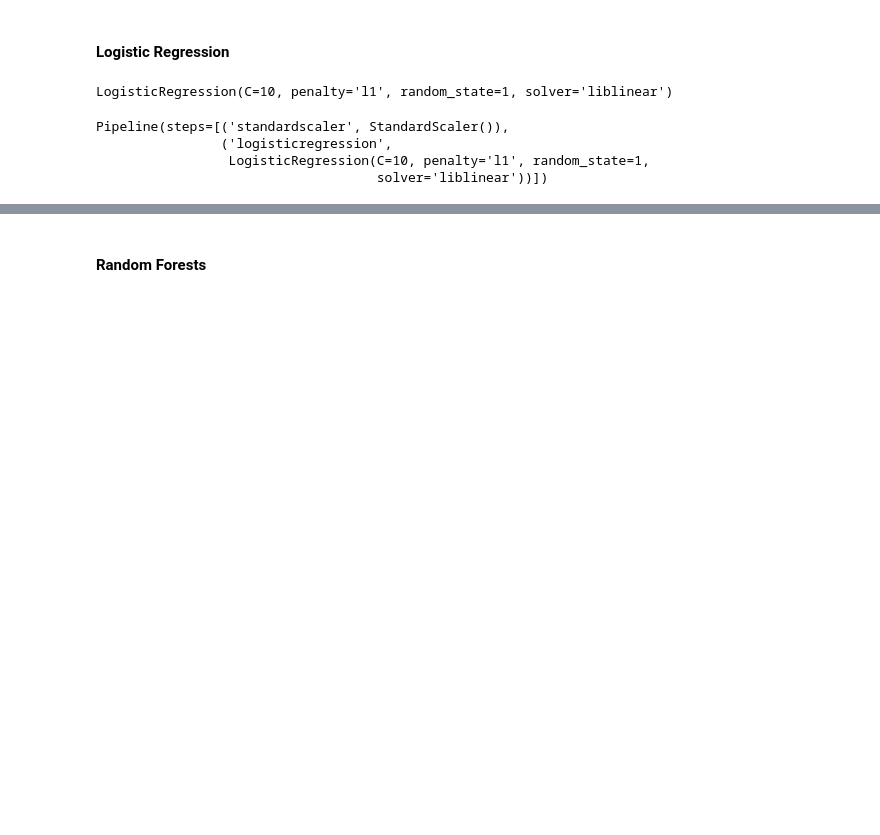
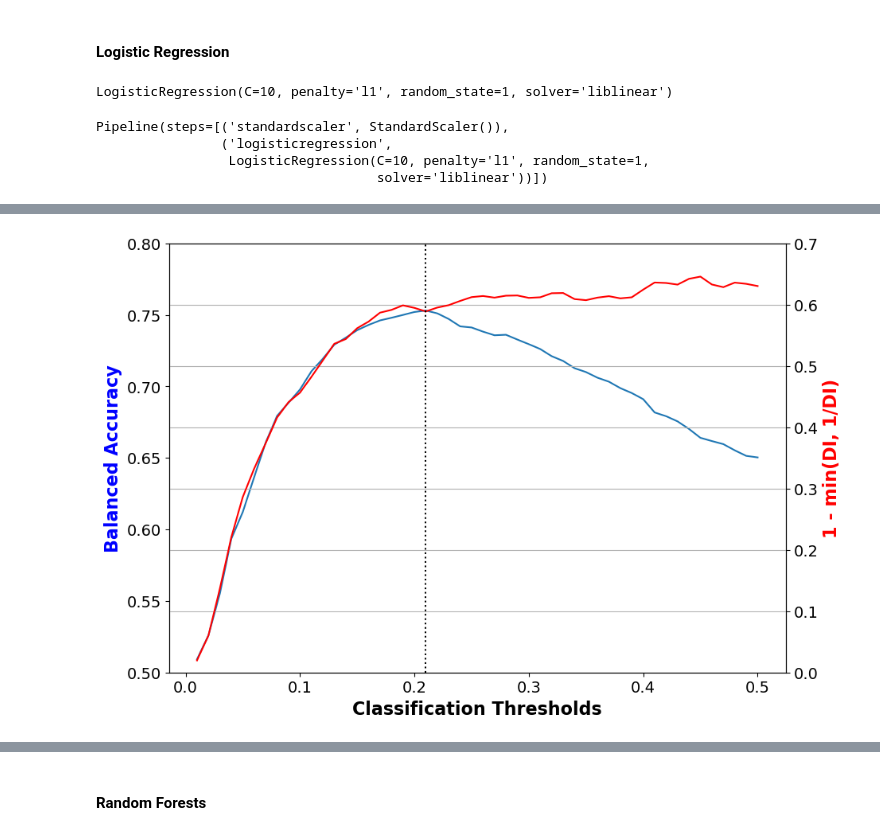
Before and after one commit to 474benchen/capstone_replication, a Jupyter notebook: replication-project-part-03.ipynb, the cells around one changed output, grey strips where cells are left out. Drawn from its saved outputs; the diff is of its cells as text; code cells hidden in the pictures; blank space fills up the shorter version.

```diff
--- a/replication-project-part-03.ipynb
+++ b/replication-project-part-03.ipynb
@@ -1065,0 +1075,10 @@ Corresponding Theil index value: 0.0937
+# %%
+# Plotting Disparate Impact for Logistic Regression after Reweighting
+
+disp_imp = np.array(log_val_metrics['disp_imp'])
+disp_imp_err = 1 - np.minimum(disp_imp, 1/disp_imp)
+plot(thresh_arr, 'Classification Thresholds',
+     log_val_metrics['bal_acc'], 'Balanced Accuracy',
+     disp_imp_err, '1 - min(DI, 1/DI)')
+# %% [output]
+[figure, added]
```
Also changed, not shown: parts of 28 cells of this notebook, 1 other file.
